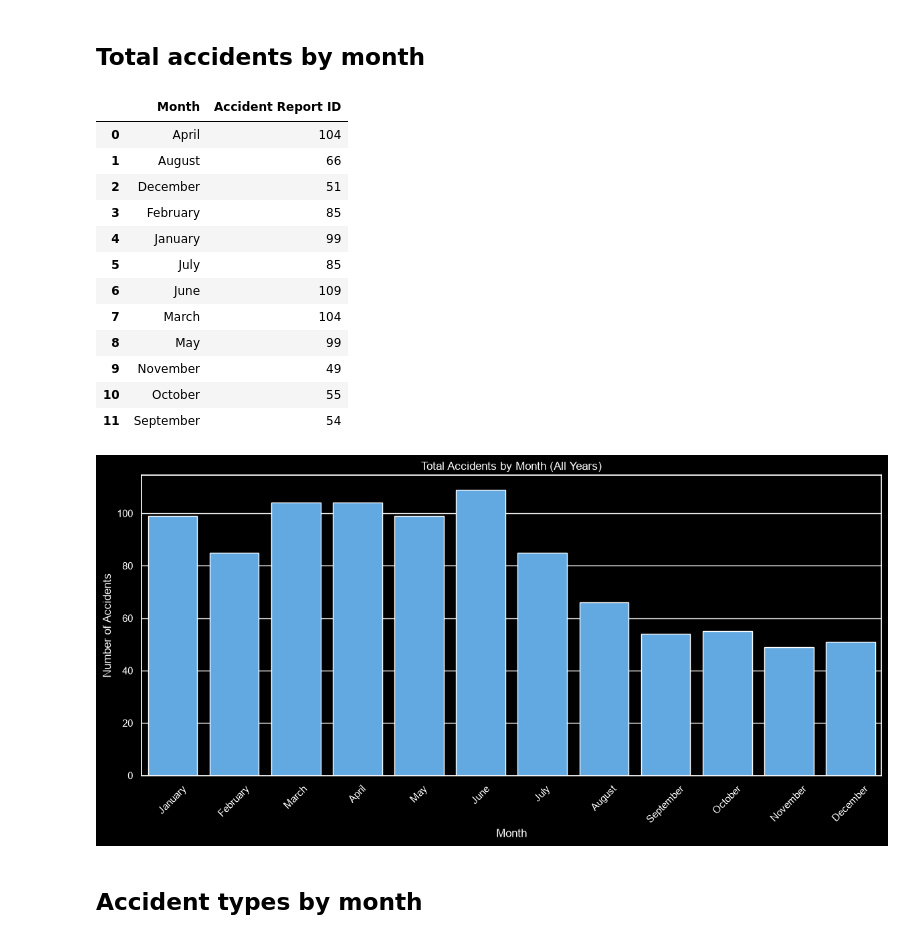
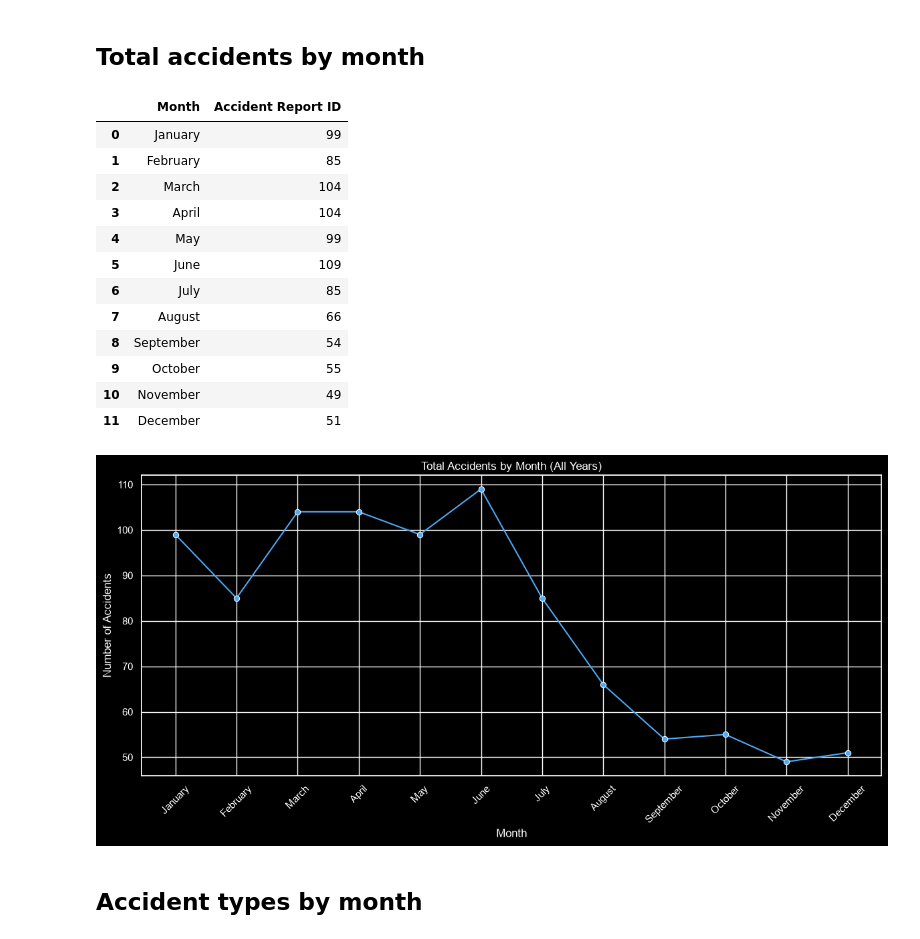
Before and after one commit to Sukitoru/Construction-Related-Incidents-Analysis, a Jupyter notebook: construction_incidents_analysis.ipynb, the cells around one changed output. Cells and saved outputs as stored; diff of their text form; code cells hidden in the pictures.

```diff
--- a/construction_incidents_analysis.ipynb
+++ b/construction_incidents_analysis.ipynb
@@ -141,40 +141,41 @@ month_order = [
 ## Total accidents by month
 # %%
 accidents_by_month = accidents.groupby('Month')['Accident Report ID'].count()
+accidents_by_month = accidents_by_month[month_order]
 accidents_by_month = accidents_by_month.reset_index()
 accidents_by_month
 # %% [output]
 |  | Month | Accident Report ID |
-| 0 | April | 104 |
-| 1 | August | 66 |
-| 2 | December | 51 |
-| 3 | February | 85 |
-| 4 | January | 99 |
-| 5 | July | 85 |
-| 6 | June | 109 |
-| 7 | March | 104 |
-| 8 | May | 99 |
-| 9 | November | 49 |
-| 10 | October | 55 |
-| 11 | September | 54 |
+| 0 | January | 99 |
+| 1 | February | 85 |
+| 2 | March | 104 |
+| 3 | April | 104 |
+| 4 | May | 99 |
+| 5 | June | 109 |
+| 6 | July | 85 |
+| 7 | August | 66 |
+| 8 | September | 54 |
+| 9 | October | 55 |
+| 10 | November | 49 |
+| 11 | December | 51 |
 # %%
-ax = sea.barplot(
+ax = sea.lineplot(
     data=accidents_by_month,
     x='Month',
     y='Accident Report ID',
-    order=month_order,
+    marker='o',
     color=accent_color
 )
 ax.set(
     title='Total Accidents by Month (All Years)',
     xlabel='Month',
     ylabel='Number of Accidents'
 )
 ax.tick_params(axis='x', rotation=45)
 ax.figure.set_size_inches(12, 6)
 ax.figure.tight_layout()
 # %% [output]
-[figure, old version]
+[figure, new version]
 # %% [markdown]
 ## Accident types by month
 # %%
```
Also changed, not shown: parts of 1 cell of this notebook.
